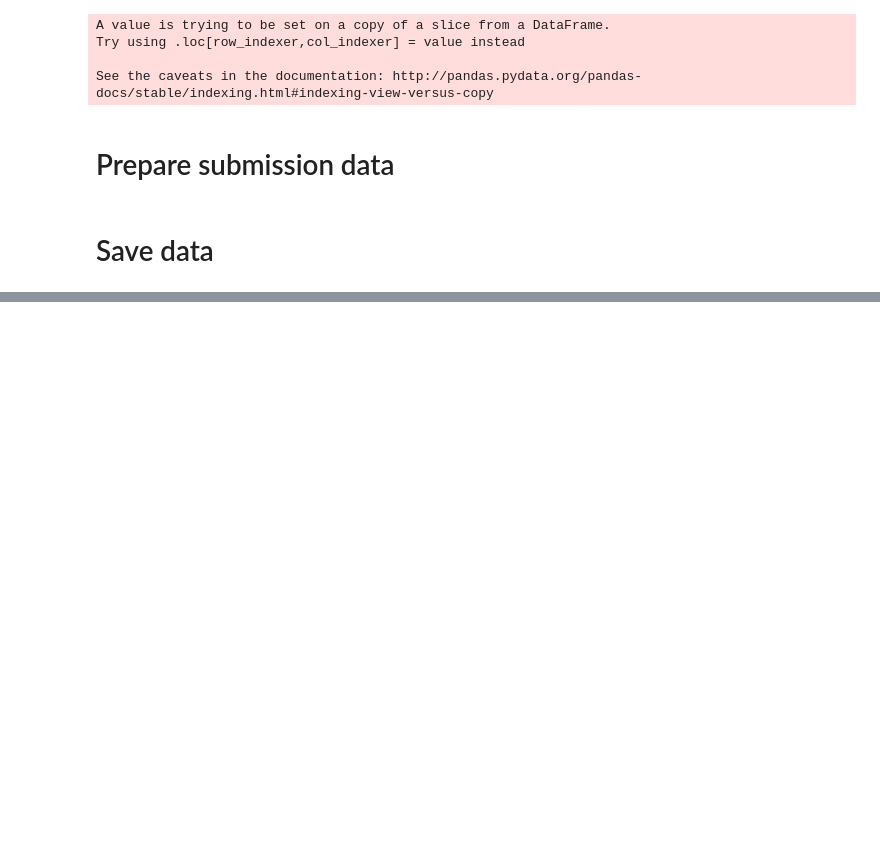
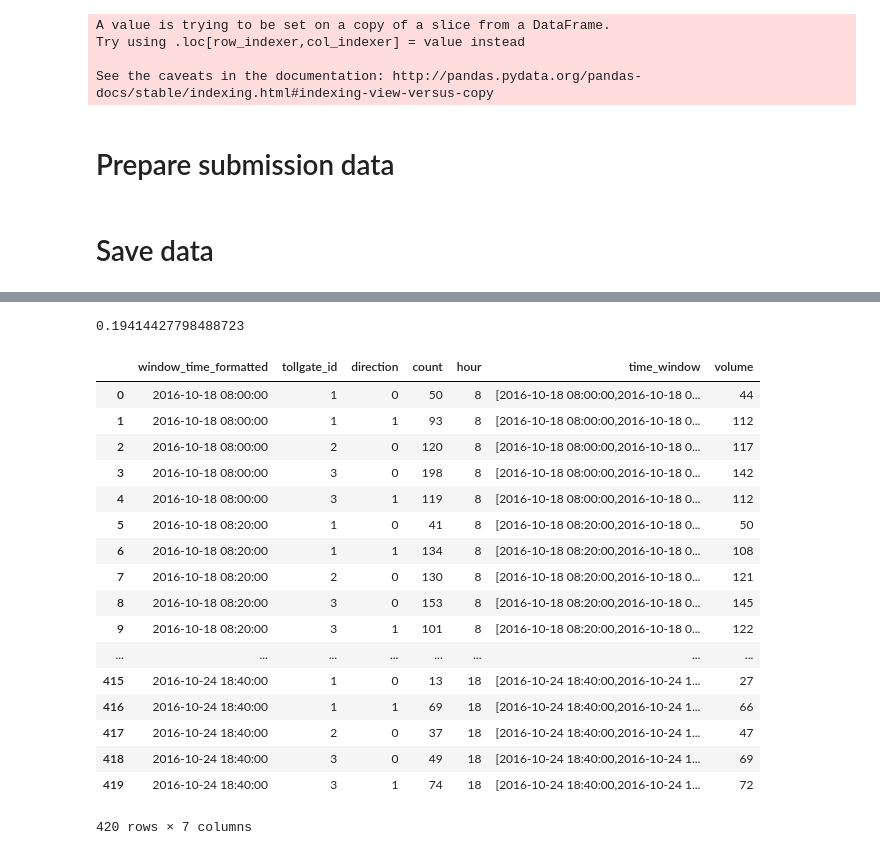
Before and after one commit to Ethan-hey/kdd_cup_2017, a Jupyter notebook: new_clean_data.ipynb, the cells around one changed output, grey strips where cells are left out. Saved outputs shown, nothing was run; the diff lists cells and outputs as text; code cells hidden in the pictures; blank space fills up the shorter version.

```diff
--- a/new_clean_data.ipynb
+++ b/new_clean_data.ipynb
@@ -401,0 +535,7 @@ vv['date'] = vwt['window_time_formatted'].apply(lambda t : t.date())
+# %%
+his_pred = pd.read_csv('predictions/history_prediction_503.csv')
+# %%
+his_pred['window_time_formatted'] = his_pred['time_window'].apply(lambda t : t.split(',')[0].split('[')[1])
+# %%
+his_pred['window_time_formatted'] = his_pred['window_time_formatted'].apply(
+    lambda t:  datetime.datetime.strptime(t, '%Y-%m-%d %H:%M:%S'))
@@ -401,0 +551,2 @@ vv['date'] = vwt['window_time_formatted'].apply(lambda t : t.date())
+# %%
+compare = pd.merge(offical, his_pred, on=['window_time_formatted', 'direction', 'tollgate_id'], how='left')
@@ -401,0 +558,25 @@ vv['date'] = vwt['window_time_formatted'].apply(lambda t : t.date())
+# %%
+MAPE(compare['volume'], compare['count'])
+# %% [output]
+0.19414427798488723
+# %%
+compare
+# %% [output]
+|  | window_time_formatted | tollgate_id | direction | count | hour | time_window | volume |
+| 0 | 2016-10-18 08:00:00 | 1 | 0 | 50 | 8 | [2016-10-18 08:00:00,2016-10-18 0... | 44 |
+| 1 | 2016-10-18 08:00:00 | 1 | 1 | 93 | 8 | [2016-10-18 08:00:00,2016-10-18 0... | 112 |
+| 2 | 2016-10-18 08:00:00 | 2 | 0 | 120 | 8 | [2016-10-18 08:00:00,2016-10-18 0... | 117 |
+| 3 | 2016-10-18 08:00:00 | 3 | 0 | 198 | 8 | [2016-10-18 08:00:00,2016-10-18 0... | 142 |
+| 4 | 2016-10-18 08:00:00 | 3 | 1 | 119 | 8 | [2016-10-18 08:00:00,2016-10-18 0... | 112 |
+| 5 | 2016-10-18 08:20:00 | 1 | 0 | 41 | 8 | [2016-10-18 08:20:00,2016-10-18 0... | 50 |
+| 6 | 2016-10-18 08:20:00 | 1 | 1 | 134 | 8 | [2016-10-18 08:20:00,2016-10-18 0... | 108 |
+| 7 | 2016-10-18 08:20:00 | 2 | 0 | 130 | 8 | [2016-10-18 08:20:00,2016-10-18 0... | 121 |
+| 8 | 2016-10-18 08:20:00 | 3 | 0 | 153 | 8 | [2016-10-18 08:20:00,2016-10-18 0... | 145 |
+| 9 | 2016-10-18 08:20:00 | 3 | 1 | 101 | 8 | [2016-10-18 08:20:00,2016-10-18 0... | 122 |
+| ... | ... | ... | ... | ... | ... | ... | ... |
+| 415 | 2016-10-24 18:40:00 | 1 | 0 | 13 | 18 | [2016-10-24 18:40:00,2016-10-24 1... | 27 |
+| 416 | 2016-10-24 18:40:00 | 1 | 1 | 69 | 18 | [2016-10-24 18:40:00,2016-10-24 1... | 66 |
+| 417 | 2016-10-24 18:40:00 | 2 | 0 | 37 | 18 | [2016-10-24 18:40:00,2016-10-24 1... | 47 |
+| 418 | 2016-10-24 18:40:00 | 3 | 0 | 49 | 18 | [2016-10-24 18:40:00,2016-10-24 1... | 69 |
+| 419 | 2016-10-24 18:40:00 | 3 | 1 | 74 | 18 | [2016-10-24 18:40:00,2016-10-24 1... | 72 |
+420 rows × 7 columns
```
Also changed, not shown: parts of 24 cells of this notebook, 6 other files.
